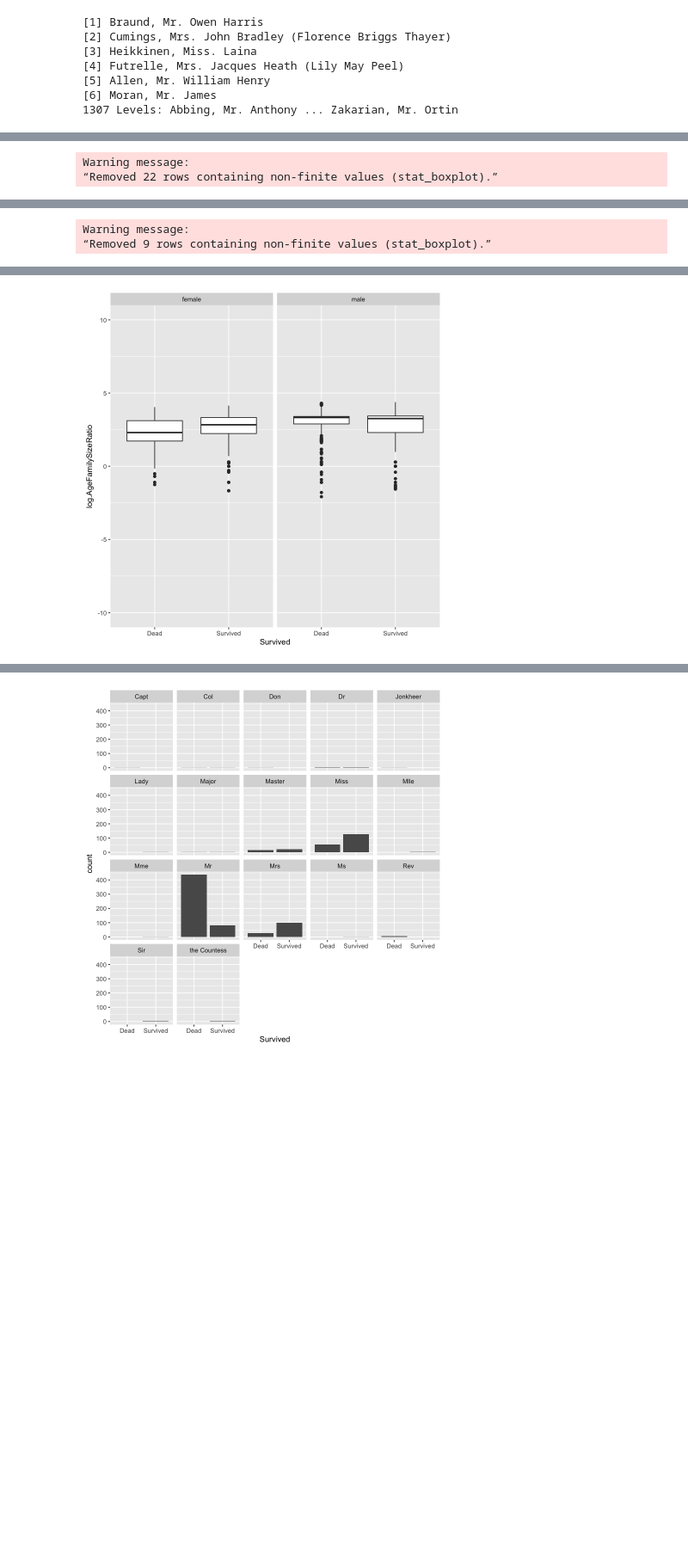
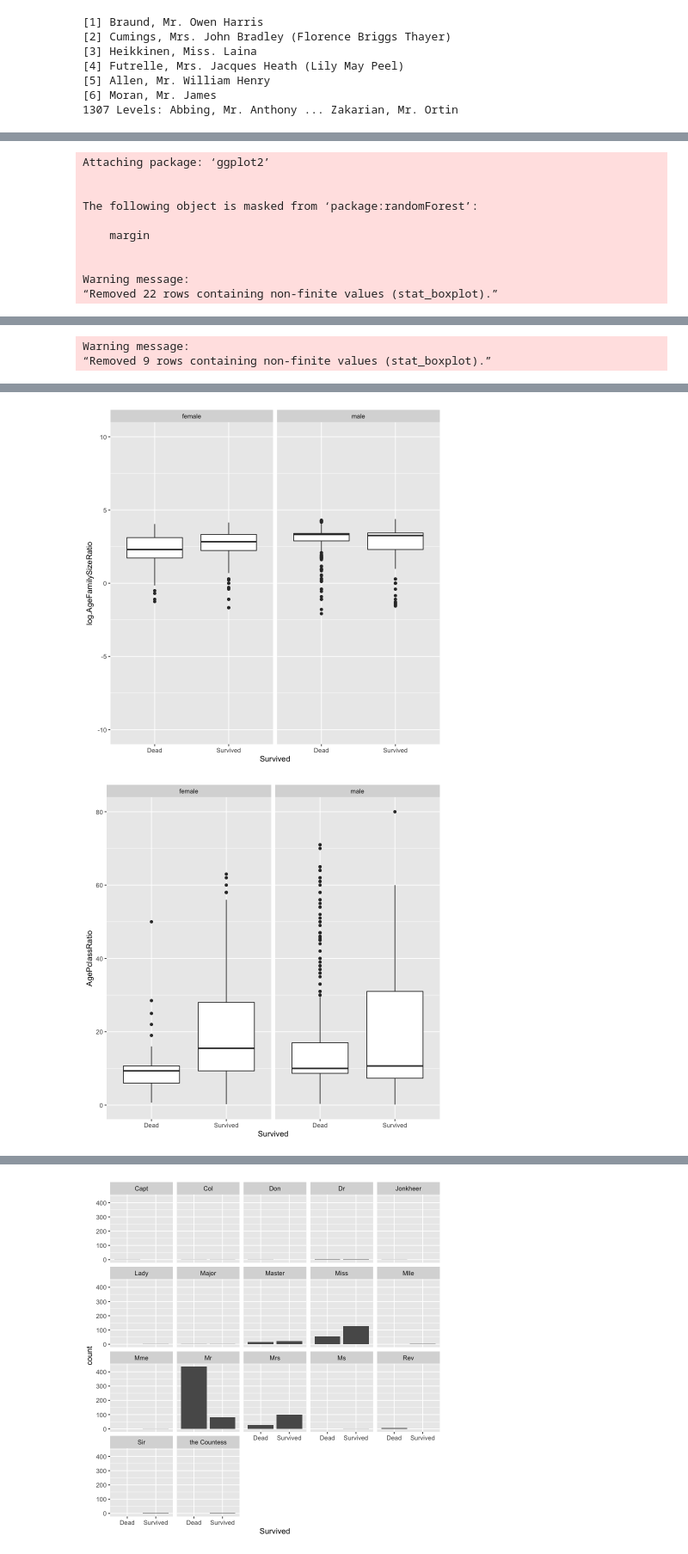
Before and after one commit to rweaton/Titanic_DSD_Capstone, a Jupyter notebook: TitanicSurvivalDecisionTree.ipynb, the cells around one changed output, grey strips where cells are left out. Shown at 86% size. Saved outputs shown, nothing was run; the diff lists cells and outputs as text; code cells hidden in the pictures; blank space fills up the shorter version.

```diff
--- a/TitanicSurvivalDecisionTree.ipynb
+++ b/TitanicSurvivalDecisionTree.ipynb
@@ -449,30 +458,57 @@ varImpPlot(Titanic.train.forest)
 # NOTE: Please ignore the warning message
 library(ggplot2)
 FareFamilySizeRatio.boxplot <- ggplot(Titanic.train, aes(x=Survived, y=FareFamilySizeRatio))
 FareFamilySizeRatio.boxplot + geom_boxplot() + facet_wrap(~ Sex) + ylim(0, 100)
 
 log.FareFamilySizeRatio.boxplot <- ggplot(Titanic.train, aes(x=Survived, y=log.FareFamilySizeRatio))
 log.FareFamilySizeRatio.boxplot + geom_boxplot() + facet_wrap(~ Sex) + ylim(-10, 10)
 
 FareAgeRatio.boxplot <- ggplot(Titanic.train, aes(x=Survived, y=FareAgeRatio))
 FareAgeRatio.boxplot + geom_boxplot() + facet_wrap(~ Sex) + ylim(0, 25)
 
 log.FareAgeRatio.boxplot <- ggplot(Titanic.train, aes(x=Survived, y=log.FareAgeRatio))
 log.FareAgeRatio.boxplot + geom_boxplot() + facet_wrap(~ Sex) + ylim(-10, 10)
 
 AgeFamilySizeRatio.boxplot <- ggplot(Titanic.train, aes(x=Survived, y=AgeFamilySizeRatio))
 AgeFamilySizeRatio.boxplot + geom_boxplot() + facet_wrap(~ Sex)
 
 log.AgeFamilySizeRatio.boxplot <- ggplot(Titanic.train, aes(x=Survived, y=log.AgeFamilySizeRatio))
 log.AgeFamilySizeRatio.boxplot + geom_boxplot() + facet_wrap(~ Sex) + ylim(-10, 10)
+
+AgePclassRatio.boxplot <- ggplot(Titanic.train, aes(x=Survived, y=AgePclassRatio))
+AgePclassRatio.boxplot + geom_boxplot() + facet_wrap(~ Sex)
+
+log.AgePclassRatio.boxplot <- ggplot(Titanic.train, aes(x=Survived, y=log.AgePclassRatio))
+log.AgePclassRatio.boxplot + geom_boxplot() + facet_wrap(~ Sex)
+
+FarePclassRatio.boxplot <- ggplot(Titanic.train, aes(x=Survived, y=FarePclassRatio))
+FarePclassRatio.boxplot + geom_boxplot() + facet_wrap(~ Sex)
+
+log.FarePclassRatio.boxplot <- ggplot(Titanic.train, aes(x=Survived, y=log.FarePclassRatio))
+log.FarePclassRatio.boxplot + geom_boxplot() + facet_wrap(~ Sex)
+
+FamilySizePclassRatio.boxplot <- ggplot(Titanic.train, aes(x=Survived, y=FamilySizePclassRatio))
+FamilySizePclassRatio.boxplot + geom_boxplot() + facet_wrap(~ Sex)
+
+log.FamilySizePclassRatio.boxplot <- ggplot(Titanic.train, aes(x=Survived, y=log.FamilySizePclassRatio))
+log.FamilySizePclassRatio.boxplot + geom_boxplot() + facet_wrap(~ Sex) + ylim(-2, 2)
 # %% [output]
+Attaching package: ‘ggplot2’
+
+
+The following object is masked from ‘package:randomForest’:
+
+    margin
+
+
 Warning message:
 “Removed 22 rows containing non-finite values (stat_boxplot).”
 [figure]
 Warning message:
 “Removed 9 rows containing non-finite values (stat_boxplot).”
 [figure]
 [figure]
 [figure]
 [figure]
 [figure]
+[figure, added]
```
Also changed, not shown: parts of 87 cells of this notebook, 12 other files.
